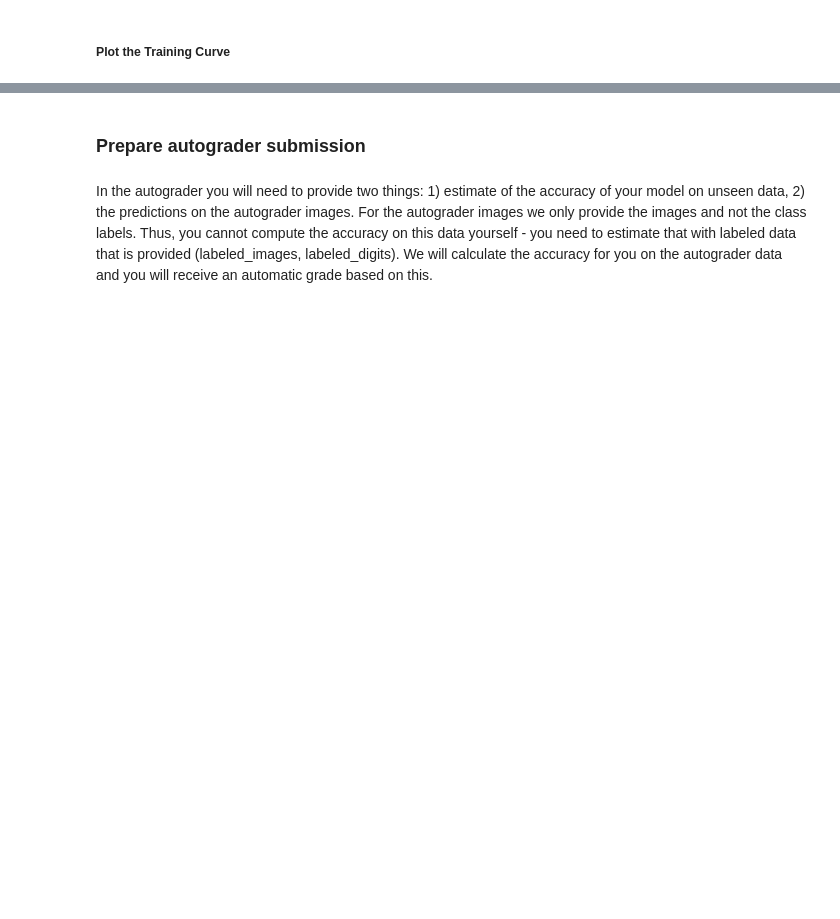
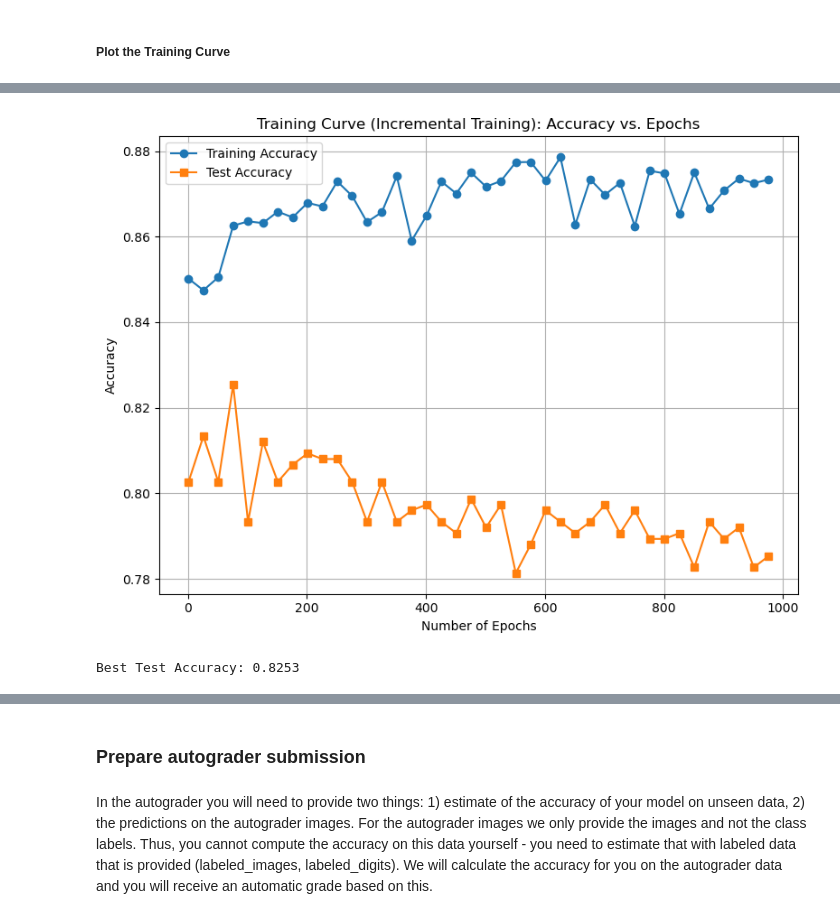
Before and after one commit to Person-Maink/ESL6, a Jupyter notebook: template.ipynb, the cells around one changed output, grey strips where cells are left out. Cells and saved outputs as stored; diff of their text form; code cells hidden in the pictures; blank space fills up the shorter version.

```diff
--- a/template.ipynb
+++ b/template.ipynb
@@ -484,4 +429,7 @@ plot_training_curve(best_params, best_pipeline, dataset)
 # %%
-best_pipeline, best_params, _  = aug_gridsearch_SGD_results
+_, best_params, _  = aug_gridsearch_SGD_results
 # Call the function with the best parameters and pipeline
-plot_training_curve(best_params, best_pipeline, dataset, data_aug=True)
+best_aug_SGD = plot_SGD_training_curve(best_params, dataset, data_aug=True)
+# %% [output]
+[figure, added]
+Best Test Accuracy: 0.8253
```
Also changed, not shown: parts of 18 cells of this notebook.
